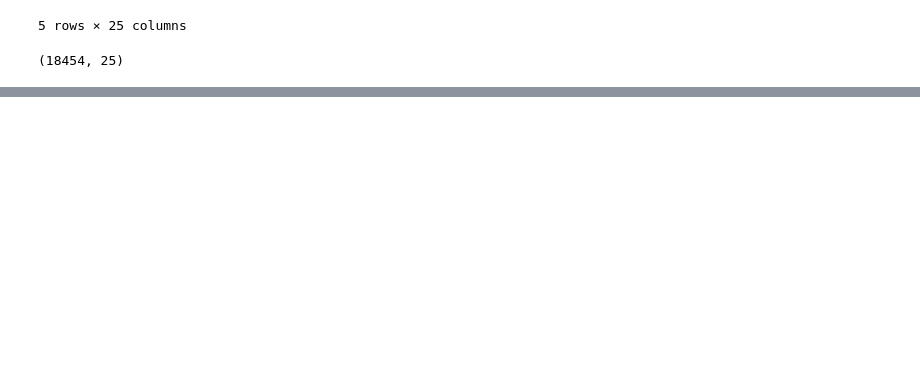
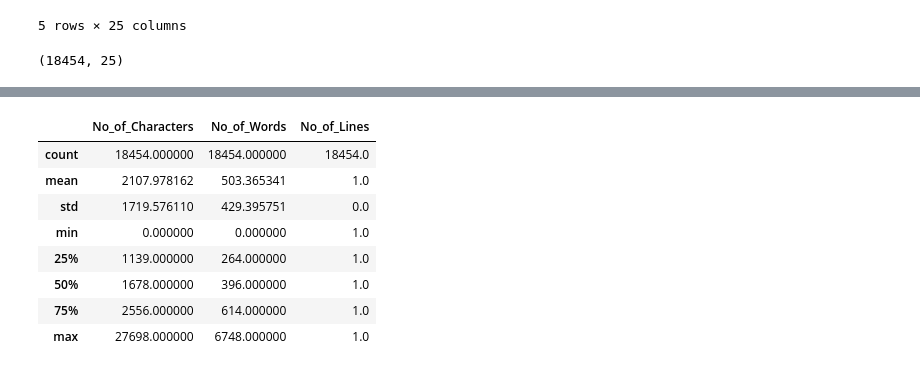
Before and after one commit to Ansareze/Lyrics_Generator-RNN-LSTM, a Jupyter notebook: Lyrics_Generator-RNN.ipynb, the cells around one changed output, grey strips where cells are left out. Cells and saved outputs as stored; diff of their text form; code cells hidden in the pictures; blank space fills up the shorter version.

```diff
--- a/Lyrics_Generator-RNN.ipynb
+++ b/Lyrics_Generator-RNN.ipynb
@@ -44,0 +108,12 @@ data.shape
+# %%
+# I will just rename the columns to make it easier to work with
+# Rename the columns
+data = data.rename(columns={
+    'track_name': 'Song_Title',
+    'track_artist': 'Artist',
+    'lyrics': 'Lyrics'
+})
+
+# Display the first few rows to verify the new column names
+print("DataFrame with renamed columns:")
+data.head()
@@ -44,0 +149,23 @@ data.shape
+# %%
+# Adding columns for text analysis
+data["No_of_Characters"] = data["Lyrics"].str.len()
+data["No_of_Words"] = data["Lyrics"].apply(lambda x: len(nltk.word_tokenize(x)))
+
+# Fix line counting by properly handling newlines
+data["No_of_Lines"] = data["Lyrics"].apply(lambda x: len([line for line in x.split('\n') if line.strip()]))
+
+# Display basic statistics
+print("Summary Statistics:")
+stats = data[["No_of_Characters", "No_of_Words", "No_of_Lines"]].describe()
+print(stats)
+
+# Display additional useful information
+print("\nAdditional Analysis:")
+print(f"Number of songs with empty lyrics: {len(data[data['Lyrics'] == ''])}")
+print(f"Number of songs with less than 50 words: {len(data[data['No_of_Words'] < 50])}")
+print("\nSample of a typical song length (around median):")
+median_idx = abs(data['No_of_Words'] - data['No_of_Words'].median()).idxmin()
+print(f"Title: {data.loc[median_idx, 'Song_Title']}")
+print(f"Artist: {data.loc[median_idx, 'Artist']}")
+print(f"Words: {data.loc[median_idx, 'No_of_Words']}")
+print(f"Lines: {data.loc[median_idx, 'No_of_Lines']}")
@@ -44,0 +183,2 @@ data.shape
+# %%
+data['Lyrics'] = data['Lyrics'].fillna('')
@@ -44,0 +198,17 @@ data.shape
+# %%
+#Adding a column of numbers of Characters,words and sentences in each msg
+data["No_of_Characters"] = data["Lyrics"].apply(len)
+data["No_of_Words"]=data.apply(lambda row: nltk.word_tokenize(row["Lyrics"]), axis=1).apply(len)
+data["No_of_Lines"] = data["Lyrics"].str.split('\n').apply(len)
+
+data.describe()
+# %% [output]
+|  | No_of_Characters | No_of_Words | No_of_Lines |
+| count | 18454.000000 | 18454.000000 | 18454.0 |
+| mean | 2107.978162 | 503.365341 | 1.0 |
+| std | 1719.576110 | 429.395751 | 0.0 |
+| min | 0.000000 | 0.000000 | 1.0 |
+| 25% | 1139.000000 | 264.000000 | 1.0 |
+| 50% | 1678.000000 | 396.000000 | 1.0 |
+| 75% | 2556.000000 | 614.000000 | 1.0 |
+| max | 27698.000000 | 6748.000000 | 1.0 |
```
Also changed, not shown: parts of 25 cells of this notebook.
